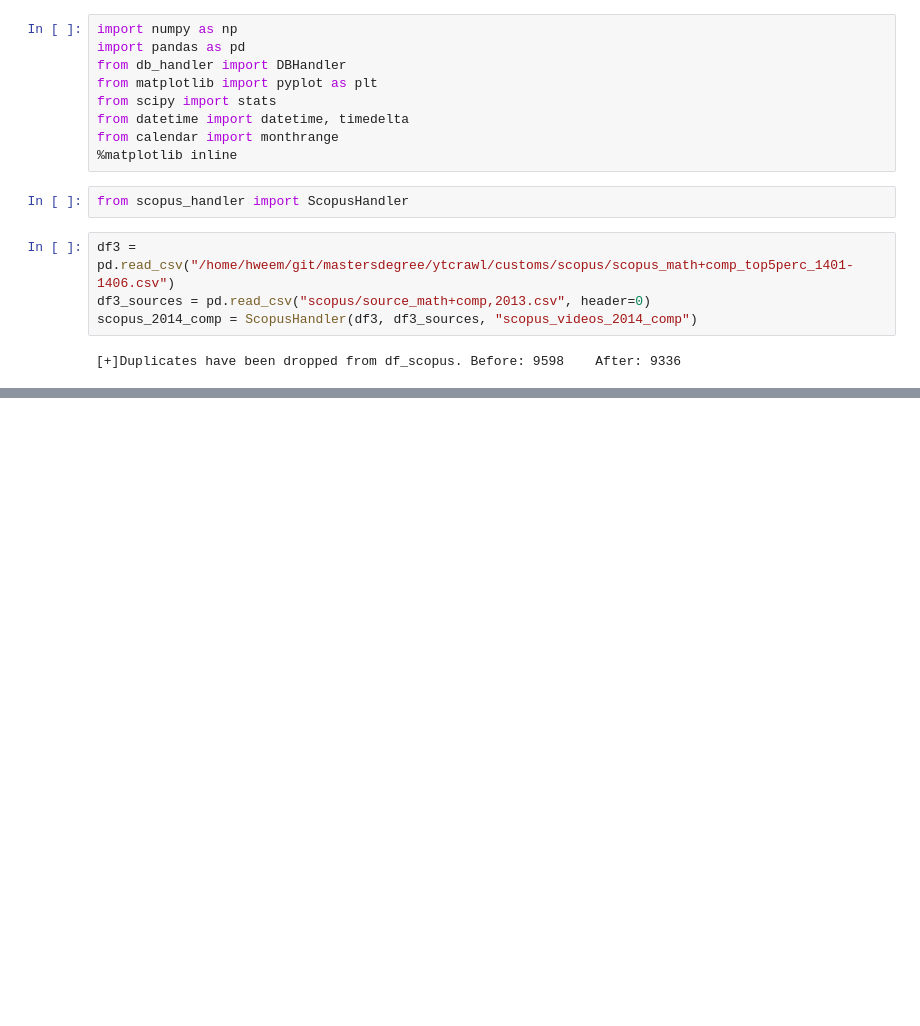
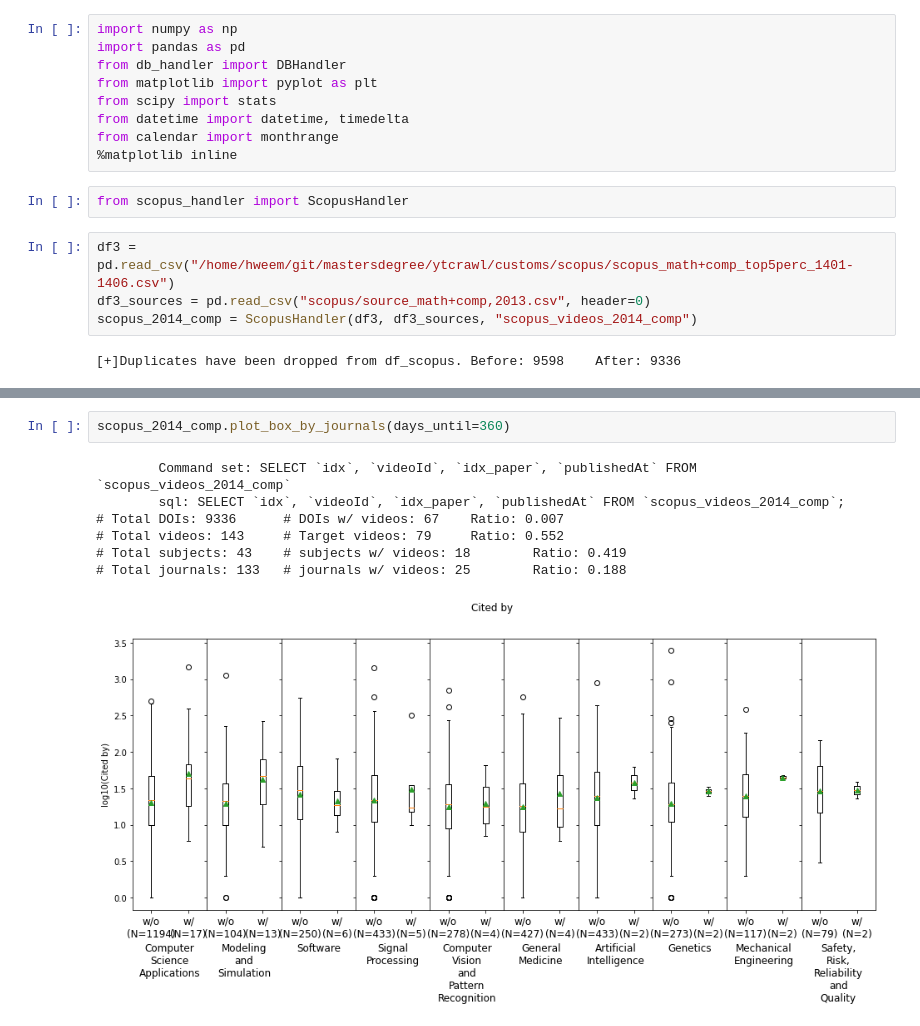
Before and after one commit to Hweemyoung/mastersdegree, a Jupyter notebook: ytcrawl/customs/201130 Boxplot by scopus sub-subjects.ipynb, the cells around one changed output, grey strips where cells are left out. Cells and saved outputs as stored; diff of their text form; blank space fills up the shorter version.

```diff
--- a/ytcrawl/customs/201130 Boxplot by scopus sub-subjects.ipynb
+++ b/ytcrawl/customs/201130 Boxplot by scopus sub-subjects.ipynb
@@ -27,0 +42,10 @@ scopus_2014_comp.plot_box_by_journals()
+# %%
+scopus_2014_comp.plot_box_by_journals(days_until=360)
+# %% [output]
+        Command set: SELECT `idx`, `videoId`, `idx_paper`, `publishedAt` FROM `scopus_videos_2014_comp`
+        sql: SELECT `idx`, `videoId`, `idx_paper`, `publishedAt` FROM `scopus_videos_2014_comp`;
+# Total DOIs: 9336      # DOIs w/ videos: 67    Ratio: 0.007
+# Total videos: 143     # Target videos: 79     Ratio: 0.552
+# Total subjects: 43    # subjects w/ videos: 18        Ratio: 0.419
+# Total journals: 133   # journals w/ videos: 25        Ratio: 0.188
+[figure, added]
```
Also changed, not shown: parts of 2 cells of this notebook.
